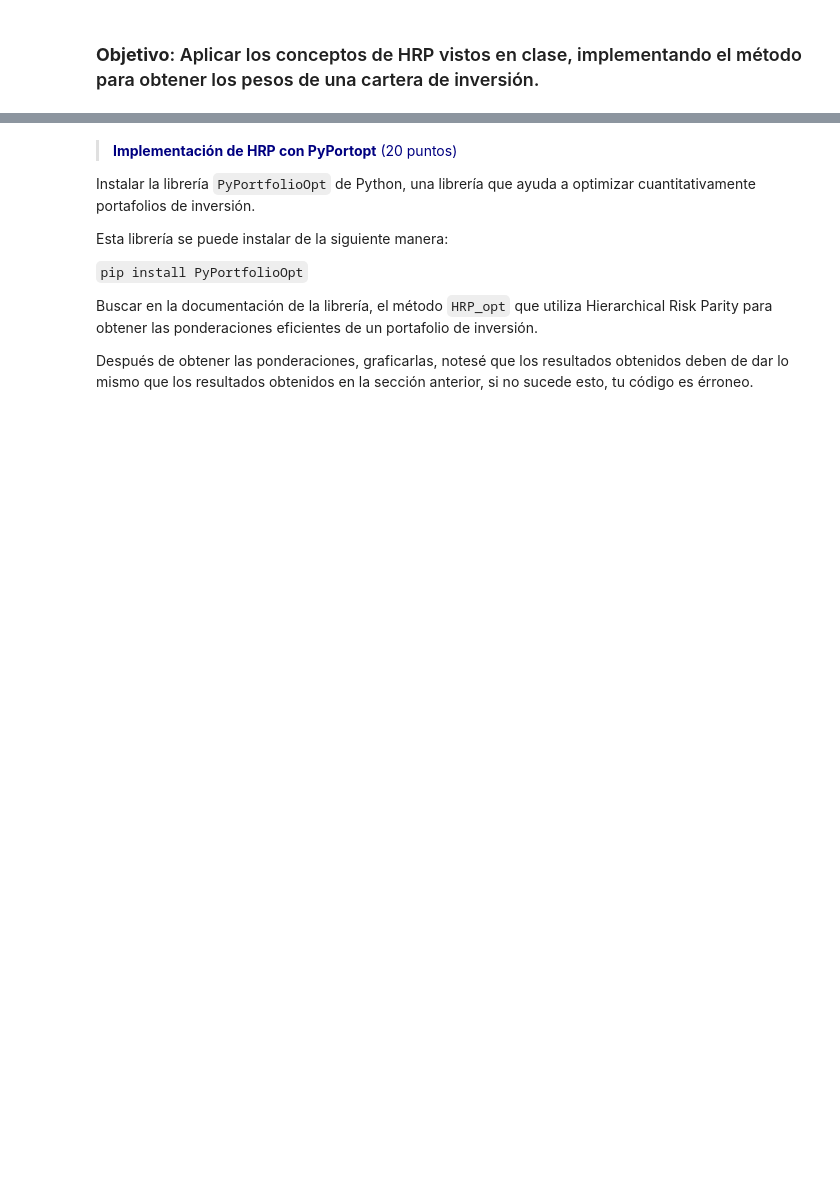
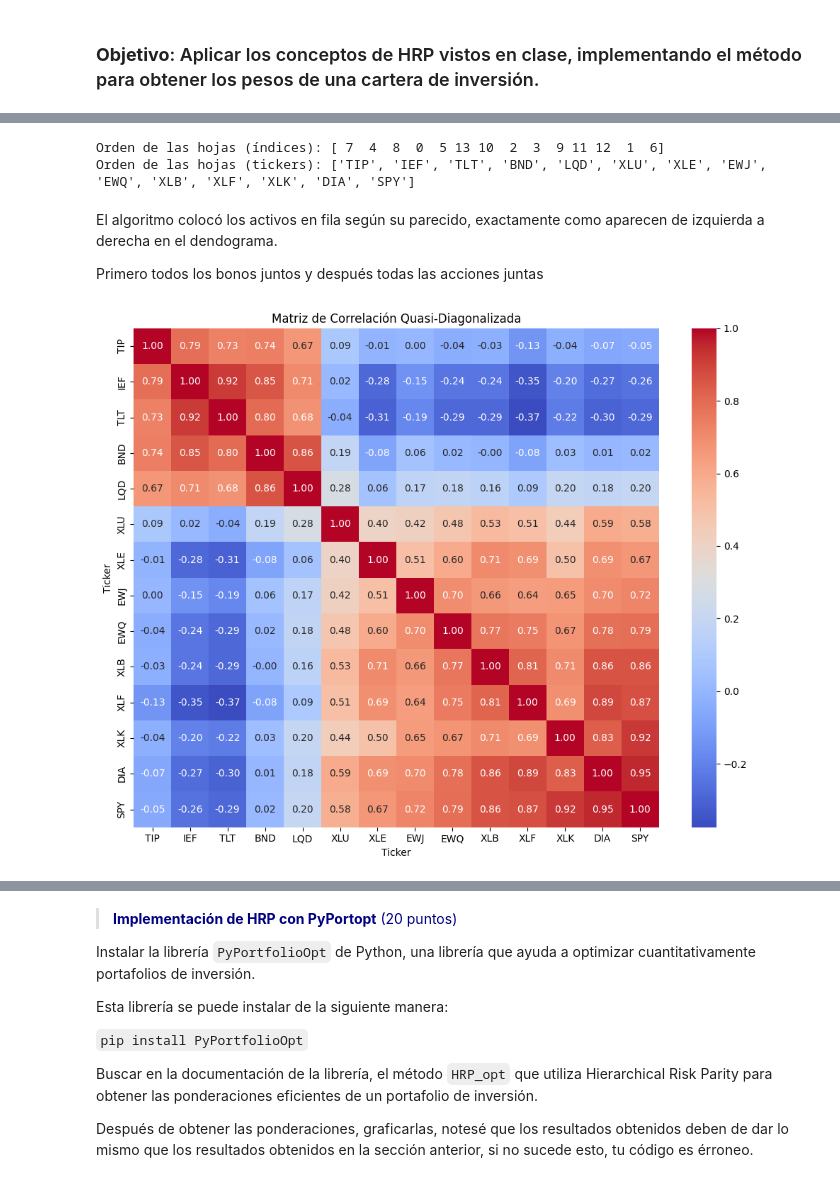
Before and after one commit to JLuisAlmendarez/PortafolioHRPStrategy, a Jupyter notebook: Actividad_HRP.ipynb, the cells around one changed output, grey strips where cells are left out. Drawn from its saved outputs; the diff is of its cells as text; code cells hidden in the pictures; blank space fills up the shorter version.

```diff
--- a/Actividad_HRP.ipynb
+++ b/Actividad_HRP.ipynb
@@ -66,4 +175,33 @@ tickers=["IEF", "BND", "LQD", "TIP", "XLU", "TLT", "XLB", "DIA",
 # %%
 # obtener lista con orden de hojas del dendograma
+
+# leaves_list devuelve los índices de los activos en el orden en que aparecen
+# las hojas del dendrograma (de izquierda a derecha)
+quasi_index = leaves_list(link)
+print("Orden de las hojas (índices):", quasi_index)
+
+sorted_tickers = corr.columns[quasi_index].tolist()
+print("Orden de las hojas (tickers):", sorted_tickers)
+# %% [output]
+Orden de las hojas (índices): [ 7  4  8  0  5 13 10  2  3  9 11 12  1  6]
+Orden de las hojas (tickers): ['TIP', 'IEF', 'TLT', 'BND', 'LQD', 'XLU', 'XLE', 'EWJ', 'EWQ', 'XLB', 'XLF', 'XLK', 'DIA', 'SPY']
+# %% [markdown]
+El algoritmo colocó los activos en fila según su parecido, exactamente como aparecen de izquierda a derecha en el dendograma.
+
+Primero todos los bonos juntos y después todas las acciones juntas
 # %%
 # quasi-diagonalización de rendtos, plotear mapa de calor de correlaciones
+
+# Reordenar los rendimientos según el orden de las hojas del dendrograma
+returns_quasi = returns.iloc[:, quasi_index]
+
+# Matriz de correlación quasi-diagonalizada
+corr_quasi = returns_quasi.corr()
+
+plt.figure(figsize=(10, 8))
+sns.heatmap(corr_quasi, annot=True, cmap="coolwarm", fmt=".2f")
+plt.title("Matriz de Correlación Quasi-Diagonalizada")
+plt.tight_layout()
+plt.show()
+# %% [output]
+[figure, added]
```
Also changed, not shown: parts of 10 cells of this notebook.
